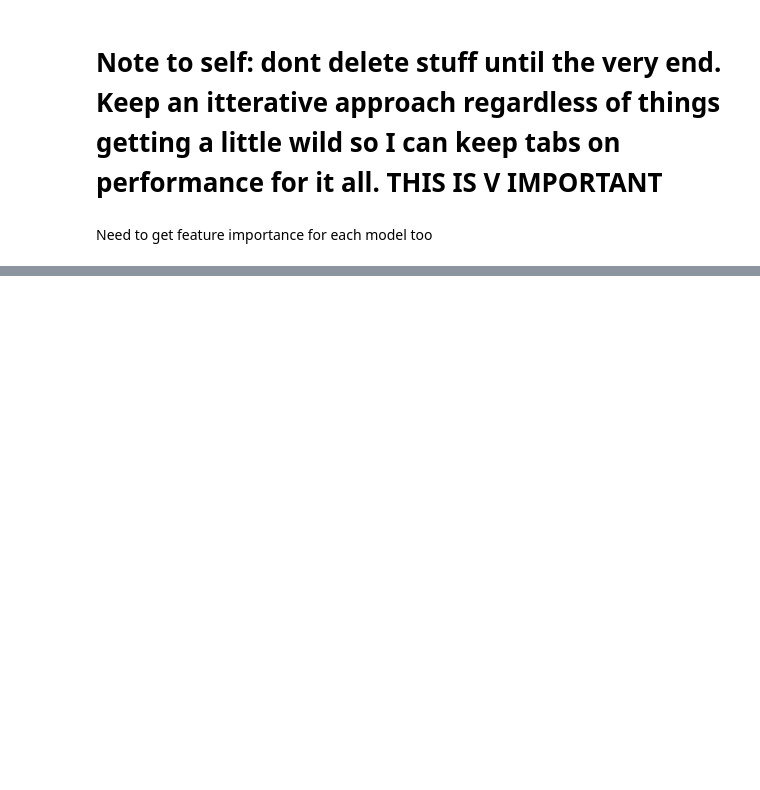
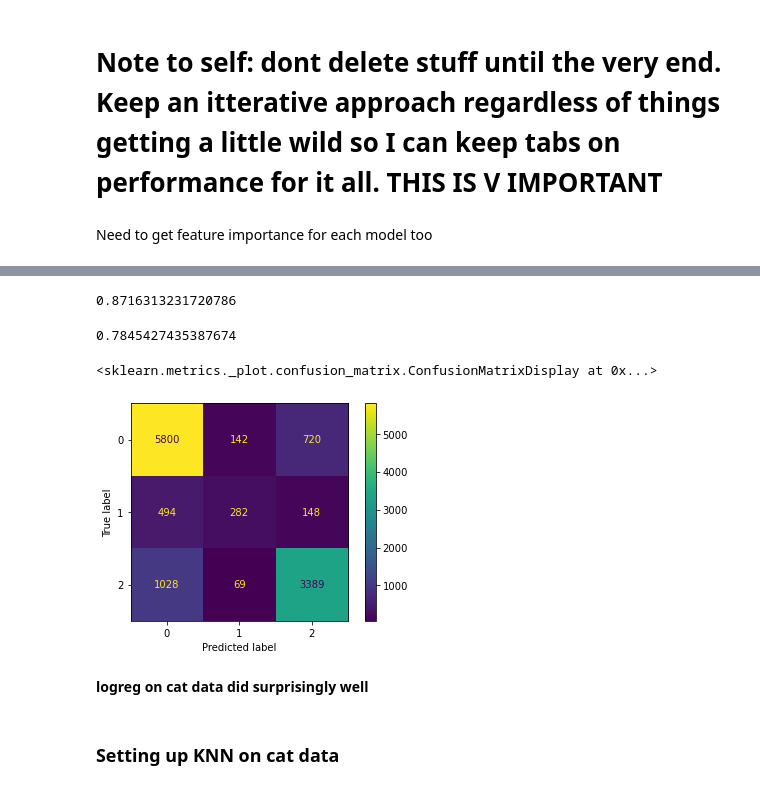
Before and after one commit to mduncan23/Tanzanian-Water-Wells-Analysis, a Jupyter notebook: Water_well_project.ipynb, the cells around one changed output, grey strips where cells are left out. Saved outputs shown, nothing was run; the diff lists cells and outputs as text; code cells hidden in the pictures; blank space fills up the shorter version.

Commit message:
working on cat data

```diff
--- a/Water_well_project.ipynb
+++ b/Water_well_project.ipynb
@@ -681,0 +713,3 @@ Need to get feature importance for each model too
+# %%
+X_train_cats_ohe = pd.DataFrame(ohe.fit_transform(X_train_cats), columns= ohe.fit(X_train_cats).get_feature_names(cols))
+X_test_cats_ohe = pd.DataFrame(ohe.transform(X_test_cats), columns= ohe.fit(X_train_cats).get_feature_names(cols))
@@ -681,0 +734,4 @@ Need to get feature importance for each model too
+# %%
+dummmy_cats = DummyClassifier(strategy='most_frequent', random_state=42)
+# %%
+dummmy_cats.fit(X_train_cats_ohe, y_train_cats)
@@ -681,0 +746,2 @@ Need to get feature importance for each model too
+# %%
+lr_cats = LogisticRegression(random_state=42).fit(X_train_cats_ohe, y_train_cats)
@@ -681,0 +756,17 @@ Need to get feature importance for each model too
+# %%
+lr_cats.score(X_train_cats_ohe, y_train_cats)
+# %% [output]
+0.8716313231720786
+# %%
+lr_cats.score(X_test_cats_ohe, y_test_cats)
+# %% [output]
+0.7845427435387674
+# %%
+plot_confusion_matrix(lr_cats, X_test_cats_ohe, y_test_cats)
+# %% [output]
+<sklearn.metrics._plot.confusion_matrix.ConfusionMatrixDisplay at 0x...>
+[figure, added]
+# %% [markdown]
+**logreg on cat data did surprisingly well**
+# %% [markdown]
+### Setting up KNN on cat data
```
Also changed, not shown: parts of 15 cells of this notebook.
